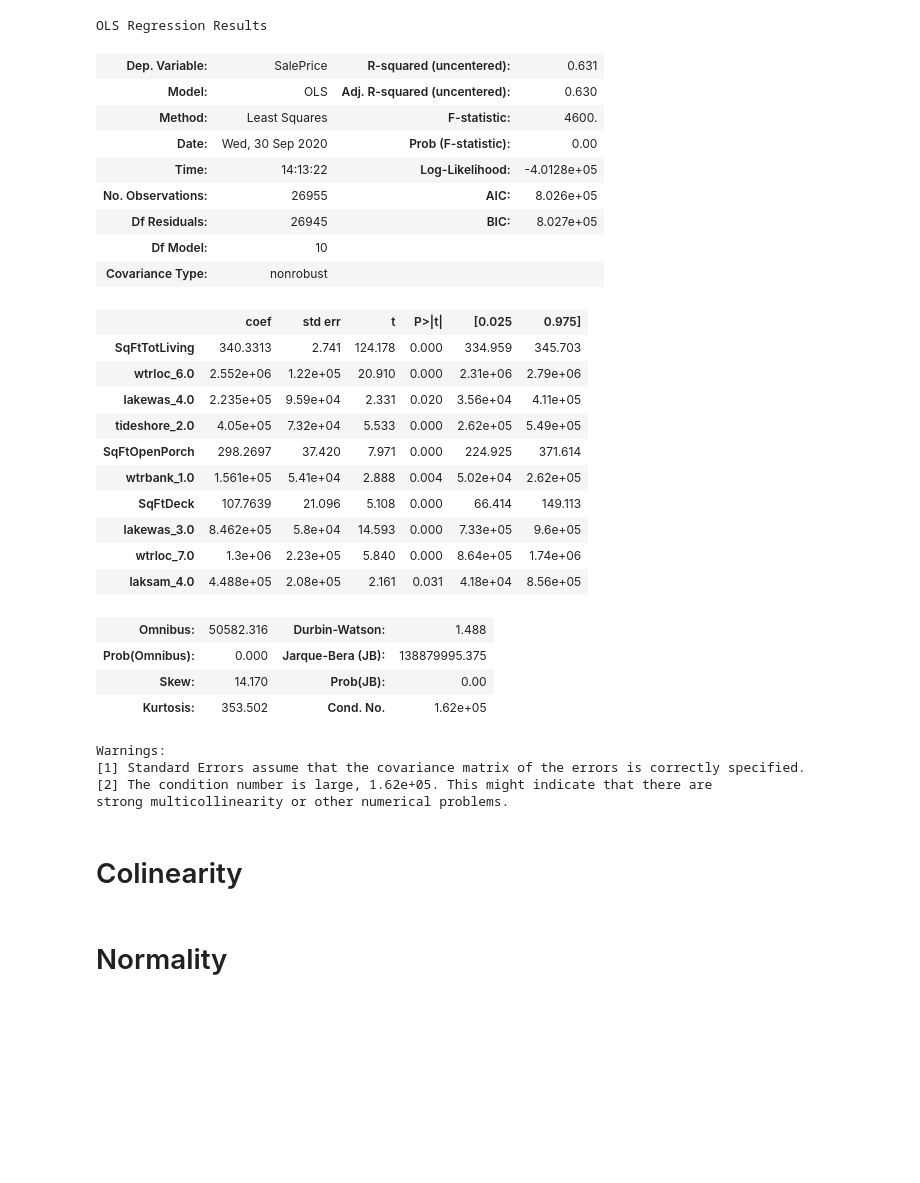
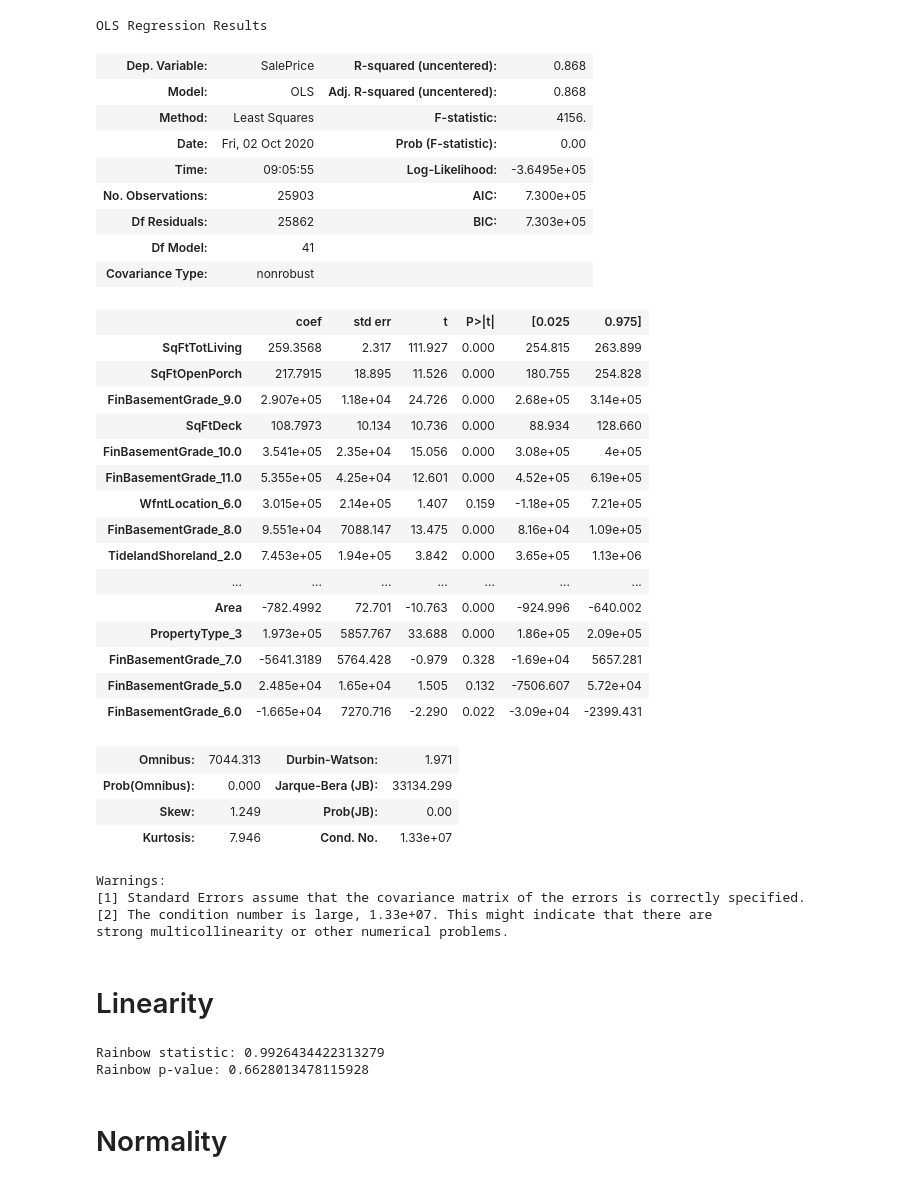
Before and after one commit to howen7/KingHousing, a Jupyter notebook: notebooks/exploratory/Hunter_FM.ipynb, the cells around one changed output. Drawn from its saved outputs; the diff is of its cells as text; code cells hidden in the pictures; blank space fills up the shorter version.

```diff
--- a/notebooks/exploratory/Hunter_FM.ipynb
+++ b/notebooks/exploratory/Hunter_FM.ipynb
@@ -34,36 +52,42 @@ The top correlation features for you target it: ['SqFtTotLiving', 'wtrloc_6.0',
 # %%
 from src.mymods import model_summary
-# %%
-model_summary(df, 'SalePrice',['SqFtTotLiving', 'wtrloc_6.0', 'lakewas_4.0', 'tideshore_2.0', 'SqFtOpenPorch', 'wtrbank_1.0', 'SqFtDeck', 'lakewas_3.0', 'wtrloc_7.0', 'laksam_4.0'])
-# %% [output]
-OLS Regression Results
-| Dep. Variable: | SalePrice | R-squared (uncentered): | 0.631 |
-| Model: | OLS | Adj. R-squared (uncentered): | 0.630 |
-| Method: | Least Squares | F-statistic: | 4600. |
-| Date: | Wed, 30 Sep 2020 | Prob (F-statistic): | 0.00 |
-| Time: | 14:13:22 | Log-Likelihood: | -4.0128e+05 |
-| No. Observations: | 26955 | AIC: | 8.026e+05 |
-| Df Residuals: | 26945 | BIC: | 8.027e+05 |
-| Df Model: | 10 |  |  |
-| Covariance Type: | nonrobust |  |  |
-|  | coef | std err | t | P>|t| | [0.025 | 0.975] |
-| SqFtTotLiving | 340.3313 | 2.741 | 124.178 | 0.000 | 334.959 | 345.703 |
-| wtrloc_6.0 | 2.552e+06 | 1.22e+05 | 20.910 | 0.000 | 2.31e+06 | 2.79e+06 |
-| lakewas_4.0 | 2.235e+05 | 9.59e+04 | 2.331 | 0.020 | 3.56e+04 | 4.11e+05 |
-| tideshore_2.0 | 4.05e+05 | 7.32e+04 | 5.533 | 0.000 | 2.62e+05 | 5.49e+05 |
-| SqFtOpenPorch | 298.2697 | 37.420 | 7.971 | 0.000 | 224.925 | 371.614 |
-| wtrbank_1.0 | 1.561e+05 | 5.41e+04 | 2.888 | 0.004 | 5.02e+04 | 2.62e+05 |
-| SqFtDeck | 107.7639 | 21.096 | 5.108 | 0.000 | 66.414 | 149.113 |
-| lakewas_3.0 | 8.462e+05 | 5.8e+04 | 14.593 | 0.000 | 7.33e+05 | 9.6e+05 |
-| wtrloc_7.0 | 1.3e+06 | 2.23e+05 | 5.840 | 0.000 | 8.64e+05 | 1.74e+06 |
-| laksam_4.0 | 4.488e+05 | 2.08e+05 | 2.161 | 0.031 | 4.18e+04 | 8.56e+05 |
-| Omnibus: | 50582.316 | Durbin-Watson: | 1.488 |
-| Prob(Omnibus): | 0.000 | Jarque-Bera (JB): | 138879995.375 |
-| Skew: | 14.170 | Prob(JB): | 0.00 |
-| Kurtosis: | 353.502 | Cond. No. | 1.62e+05 |
-Warnings:
-[1] Standard Errors assume that the covariance matrix of the errors is correctly specified.
-[2] The condition number is large, 1.62e+05. This might indicate that there are
-strong multicollinearity or other numerical problems.
+# %%
+summary, test_model = model_summary(df,'SalePrice', top_corr)
+summary
+# %% [output]
+OLS Regression Results
+| Dep. Variable: | SalePrice | R-squared (uncentered): | 0.868 |
+| Model: | OLS | Adj. R-squared (uncentered): | 0.868 |
+| Method: | Least Squares | F-statistic: | 4156. |
+| Date: | Fri, 02 Oct 2020 | Prob (F-statistic): | 0.00 |
+| Time: | 09:05:55 | Log-Likelihood: | -3.6495e+05 |
+| No. Observations: | 25903 | AIC: | 7.300e+05 |
+| Df Residuals: | 25862 | BIC: | 7.303e+05 |
+| Df Model: | 41 |  |  |
+| Covariance Type: | nonrobust |  |  |
+|  | coef | std err | t | P>|t| | [0.025 | 0.975] |
+| SqFtTotLiving | 259.3568 | 2.317 | 111.927 | 0.000 | 254.815 | 263.899 |
+| SqFtOpenPorch | 217.7915 | 18.895 | 11.526 | 0.000 | 180.755 | 254.828 |
+| FinBasementGrade_9.0 | 2.907e+05 | 1.18e+04 | 24.726 | 0.000 | 2.68e+05 | 3.14e+05 |
+| SqFtDeck | 108.7973 | 10.134 | 10.736 | 0.000 | 88.934 | 128.660 |
+| FinBasementGrade_10.0 | 3.541e+05 | 2.35e+04 | 15.056 | 0.000 | 3.08e+05 | 4e+05 |
+| FinBasementGrade_11.0 | 5.355e+05 | 4.25e+04 | 12.601 | 0.000 | 4.52e+05 | 6.19e+05 |
+| WfntLocation_6.0 | 3.015e+05 | 2.14e+05 | 1.407 | 0.159 | -1.18e+05 | 7.21e+05 |
+| FinBasementGrade_8.0 | 9.551e+04 | 7088.147 | 13.475 | 0.000 | 8.16e+04 | 1.09e+05 |
+| TidelandShoreland_2.0 | 7.453e+05 | 1.94e+05 | 3.842 | 0.000 | 3.65e+05 | 1.13e+06 |
+| ... | ... | ... | ... | ... | ... | ... |
+| Area | -782.4992 | 72.701 | -10.763 | 0.000 | -924.996 | -640.002 |
+| PropertyType_3 | 1.973e+05 | 5857.767 | 33.688 | 0.000 | 1.86e+05 | 2.09e+05 |
+| FinBasementGrade_7.0 | -5641.3189 | 5764.428 | -0.979 | 0.328 | -1.69e+04 | 5657.281 |
+| FinBasementGrade_5.0 | 2.485e+04 | 1.65e+04 | 1.505 | 0.132 | -7506.607 | 5.72e+04 |
+| FinBasementGrade_6.0 | -1.665e+04 | 7270.716 | -2.290 | 0.022 | -3.09e+04 | -2399.431 |
+| Omnibus: | 7044.313 | Durbin-Watson: | 1.971 |
+| Prob(Omnibus): | 0.000 | Jarque-Bera (JB): | 33134.299 |
+| Skew: | 1.249 | Prob(JB): | 0.00 |
+| Kurtosis: | 7.946 | Cond. No. | 1.33e+07 |
+Warnings:
+[1] Standard Errors assume that the covariance matrix of the errors is correctly specified.
+[2] The condition number is large, 1.33e+07. This might indicate that there are
+strong multicollinearity or other numerical problems.
 # %% [markdown]
-# Colinearity
+# Linearity
@@ -72,2 +94,9 @@ fsm_resids = fsm.resid
+# %%
+rainbow_statistic, rainbow_p_value = linear_rainbow(test_model)
+print("Rainbow statistic:", rainbow_statistic)
+print("Rainbow p-value:", rainbow_p_value)
+# %% [output]
+Rainbow statistic: 0.9926434422313279
+Rainbow p-value: 0.6628013478115928
 # %% [markdown]
 # Normality
```
Also changed, not shown: parts of 14 cells of this notebook, 4 other files.
